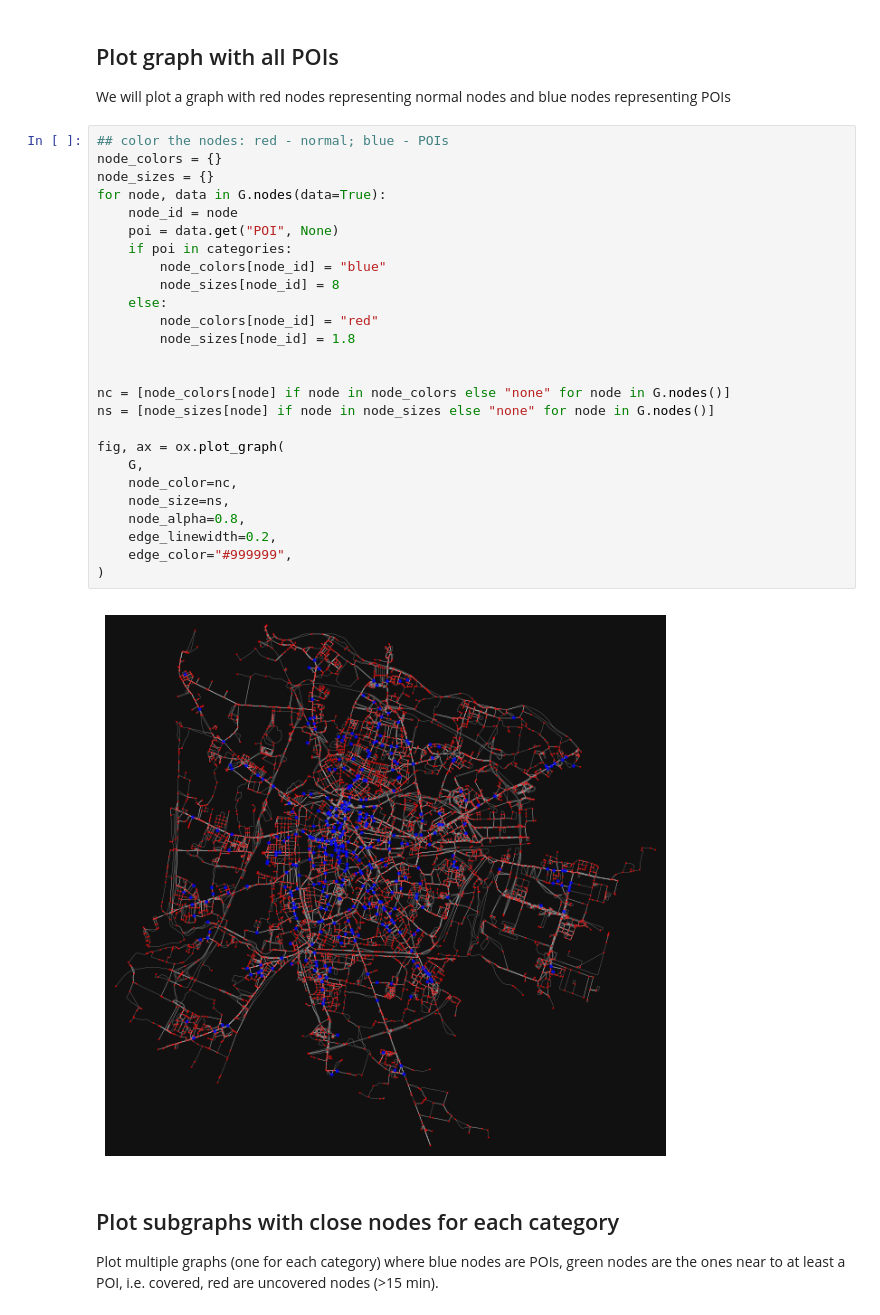
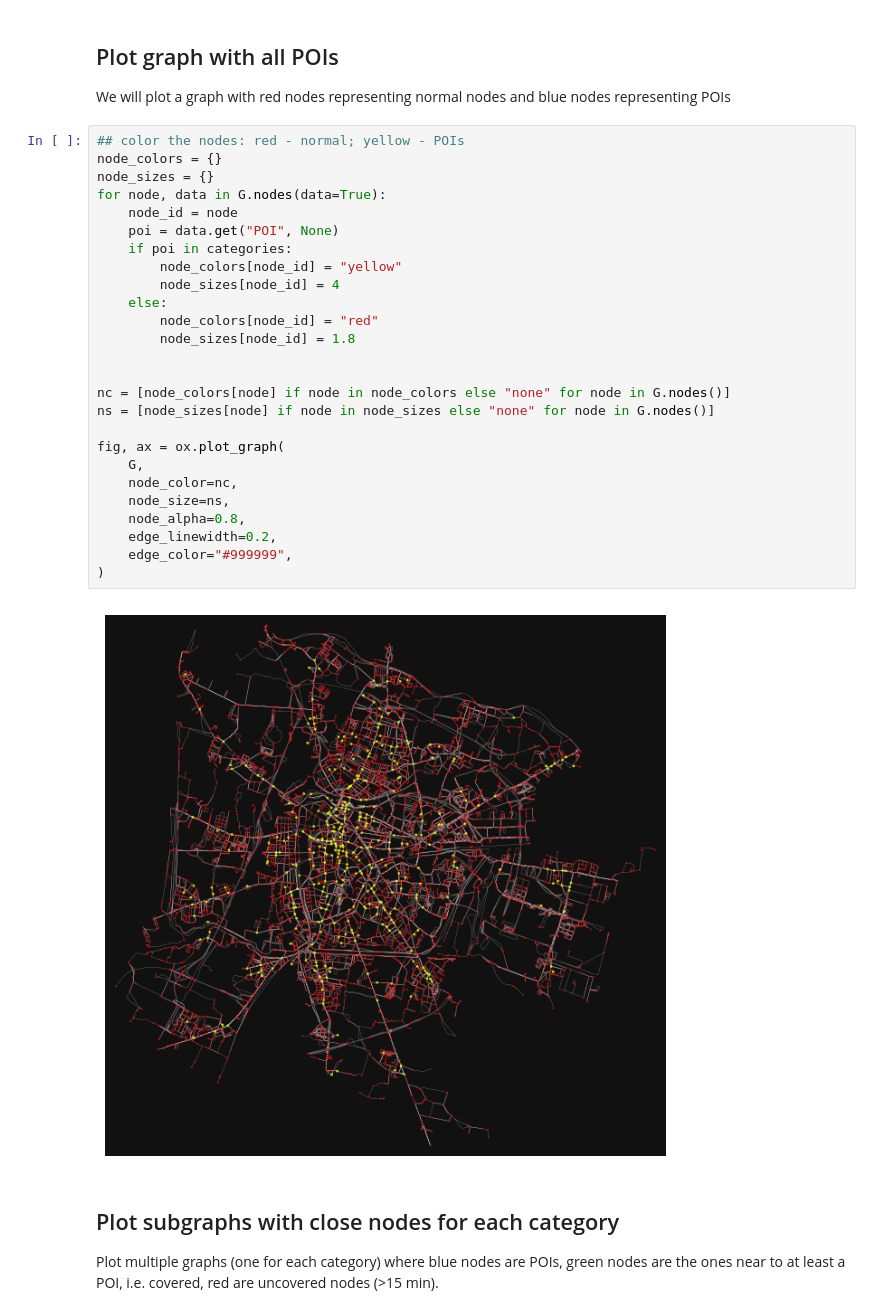
Before and after one commit to danielcharles0/LFN2324, a Jupyter notebook: Coverage.ipynb, the cells around one changed output. Drawn from its saved outputs; the diff is of its cells as text.

```diff
--- a/Coverage.ipynb
+++ b/Coverage.ipynb
@@ -79,33 +79,33 @@ edges.head()
 <h2>Plot graph with all POIs</h2>
 <p>We will plot a graph with red nodes representing normal nodes and blue nodes representing POIs</p>
 # %%
-## color the nodes: red - normal; blue - POIs
+## color the nodes: red - normal; yellow - POIs
 node_colors = {}
 node_sizes = {}
 for node, data in G.nodes(data=True):
     node_id = node
     poi = data.get("POI", None)
     if poi in categories:
-        node_colors[node_id] = "blue"
-        node_sizes[node_id] = 8
+        node_colors[node_id] = "yellow"
+        node_sizes[node_id] = 4
     else:
         node_colors[node_id] = "red"
         node_sizes[node_id] = 1.8
 
 
 nc = [node_colors[node] if node in node_colors else "none" for node in G.nodes()]
 ns = [node_sizes[node] if node in node_sizes else "none" for node in G.nodes()]
 
 fig, ax = ox.plot_graph(
     G,
     node_color=nc,
     node_size=ns,
     node_alpha=0.8,
     edge_linewidth=0.2,
     edge_color="#999999",
 )
 # %% [output]
-[figure, old version]
+[figure, new version]
 # %% [markdown]
 <h2>Plot subgraphs with close nodes for each category</h2>
 <p>Plot multiple graphs (one for each category) where blue nodes are POIs, green nodes are the ones near to at least a POI, i.e. covered, red are uncovered nodes (>15 min).</p>
```
Also changed, not shown: parts of 9 cells of this notebook.
